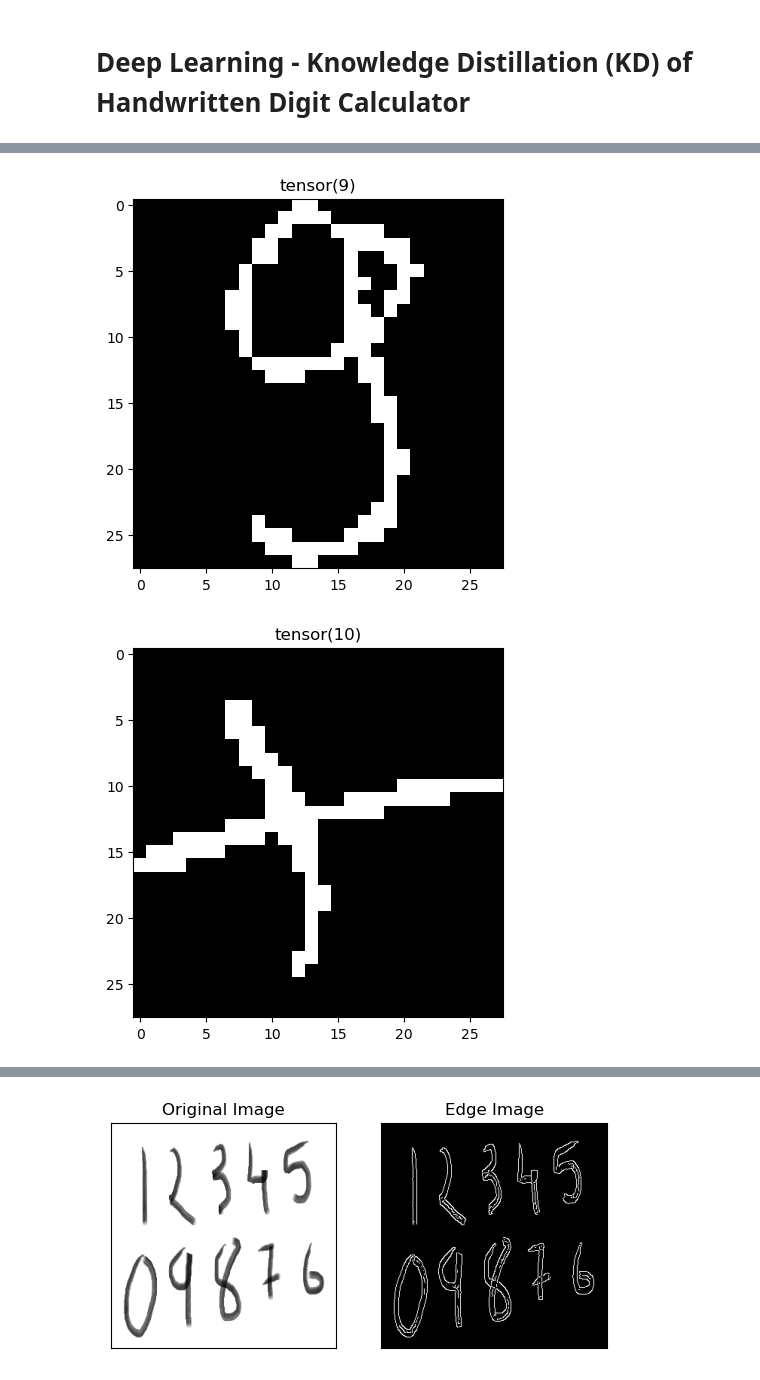
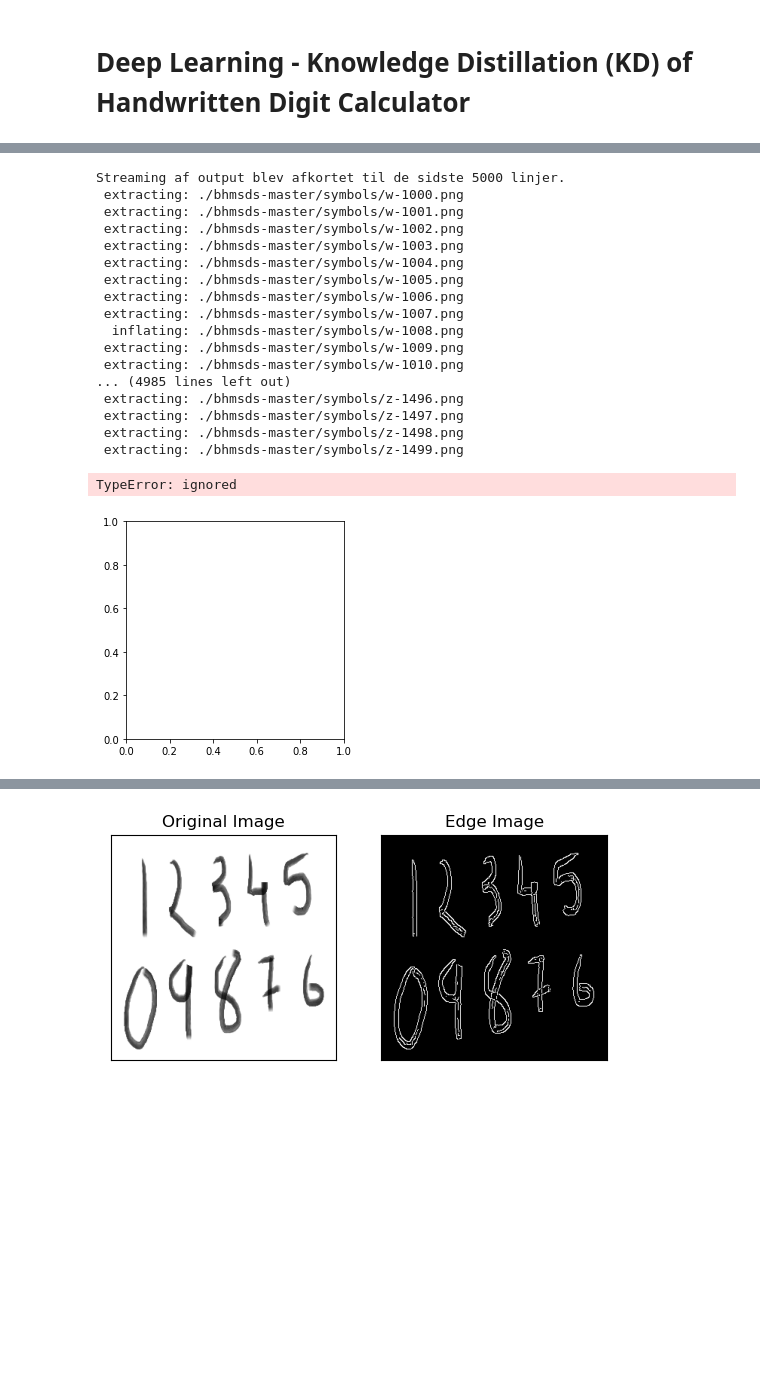
Before and after one commit to emilhu20/Handwritten-Digit-Calculator-using-Knowledge-Distillation, a Jupyter notebook: project_optimized.ipynb, the cells around one changed output, grey strips where cells are left out. Drawn from its saved outputs; the diff is of its cells as text; code cells hidden in the pictures; blank space fills up the shorter version.

```diff
--- a/project_optimized.ipynb
+++ b/project_optimized.ipynb
@@ -132,11 +138,15 @@ class Digits(Dataset):
         return image, label
 
 
+#get data
+uploaded = files.upload()
+!unzip bhmsds-master.zip -d ./
 
 #set up dataset
 transform = transforms.Compose([transforms.ToTensor()])
 
-dataset = Digits("data/symbols/", transform=transform)
+dataset = Digits("/content/bhmsds-master/symbols", transform=transform)     #google colab
+#dataset = Digits("data/symbols/", transform=transform)                     #otherwise use this
 
 datasetSize = dataset.__len__()
 batch_size = 2
@@ -149,14 +159,14 @@ test_trainloader = DataLoader(test_train_data, batch_size=batch_size, shuffle=Tr
 
 
 """
-GETTING SOME IMAGES FROM DATASET
+GETTING SOME IMAGES FROM DATASET (Google colab has problem showing the images - code works in visual studio code)
 """
 dataiter = iter(test_trainloader)
-images, labels = dataiter.next()
+images, labels = next(dataiter)
 
-#run through 3 batches
-for i in range(5): #Run through 5 batches
-    images, labels = dataiter.next()
+#run through 5 batches
+for i in range(5):
+    images, labels = next(dataiter)
     for image, label in zip(images, labels): # Run through all samples in a batch
         plt.figure()
         plt.imshow(np.transpose(image.numpy(), (1, 2, 0)), cmap="gray")
@@ -165,2 +176,19 @@ for i in range(5): #Run through 5 batches
+Streaming af output blev afkortet til de sidste 5000 linjer.
+ extracting: ./bhmsds-master/symbols/w-1000.png
+ extracting: ./bhmsds-master/symbols/w-1001.png
+ extracting: ./bhmsds-master/symbols/w-1002.png
+ extracting: ./bhmsds-master/symbols/w-1003.png
+ extracting: ./bhmsds-master/symbols/w-1004.png
+ extracting: ./bhmsds-master/symbols/w-1005.png
+ extracting: ./bhmsds-master/symbols/w-1006.png
+ extracting: ./bhmsds-master/symbols/w-1007.png
+  inflating: ./bhmsds-master/symbols/w-1008.png
+ extracting: ./bhmsds-master/symbols/w-1009.png
+ extracting: ./bhmsds-master/symbols/w-1010.png
+... (4985 lines left out)
+ extracting: ./bhmsds-master/symbols/z-1496.png
+ extracting: ./bhmsds-master/symbols/z-1497.png
+ extracting: ./bhmsds-master/symbols/z-1498.png
+ extracting: ./bhmsds-master/symbols/z-1499.png
+TypeError: ignored
-[figure, old version]
+[figure, new version]
-[figure, removed]
```
Also changed, not shown: parts of 15 cells of this notebook, 1 other file.
